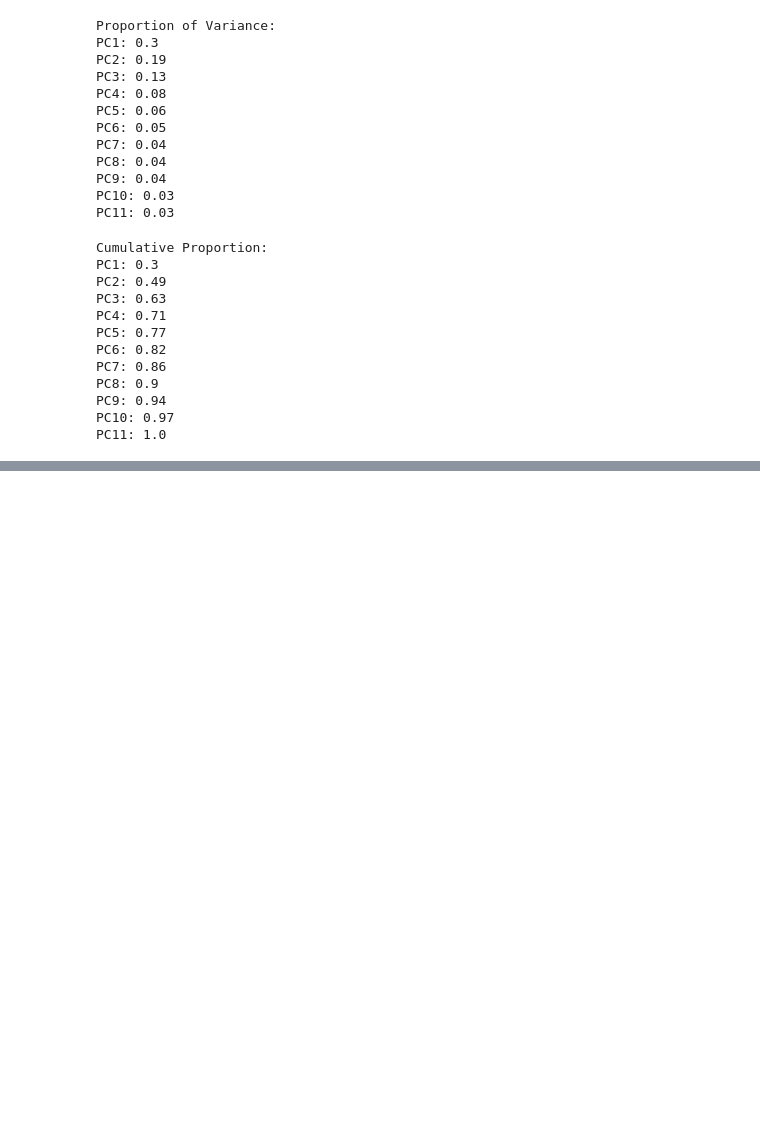
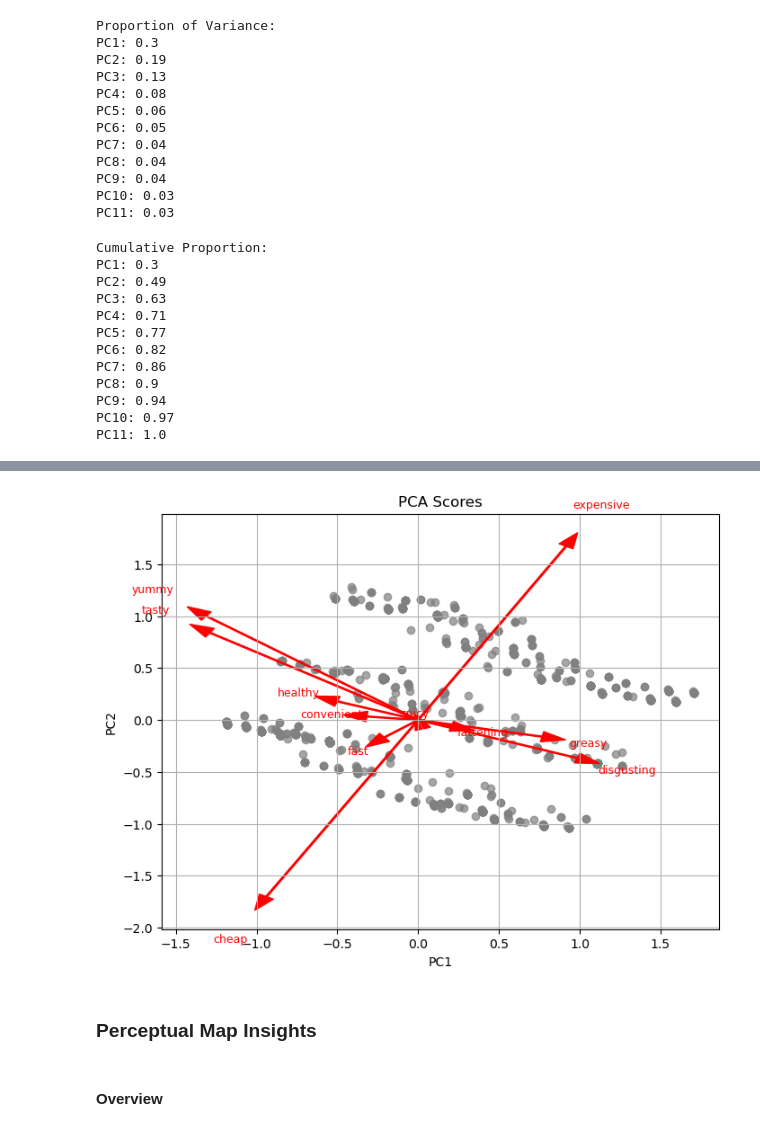
Before and after one commit to LordZeusIsBack/Feynn-Labs-Internship, a Jupyter notebook: Project 2/Step 4/Python Implementation.ipynb, the cells around one changed output, grey strips where cells are left out. Saved outputs shown, nothing was run; the diff lists cells and outputs as text; code cells hidden in the pictures; blank space fills up the shorter version.

```diff
--- a/Project 2/Step 4/Python Implementation.ipynb
+++ b/Project 2/Step 4/Python Implementation.ipynb
@@ -139,0 +186,22 @@ PC11: 1.0
+# %%
+scores = pca.transform(MD_x_binary)
+plt.figure(figsize=(8, 6))
+plt.scatter(scores[:, 0], scores[:, 1], color='grey', alpha=0.7)
+plt.xlabel('PC1')
+plt.ylabel('PC2')
+plt.title('PCA Scores')
+loadings = pca.components_.T
+scale_factor = 3
+for i, feature in enumerate(MD_x_binary.columns):
+    plt.arrow(0, 0, loadings[i, 0]*scale_factor, loadings[i, 1]*scale_factor,
+              color='red', width=0.01, head_width=0.1, length_includes_head=True)
+    plt.text(loadings[i, 0]*scale_factor*1.15, loadings[i, 1]*scale_factor*1.15, feature,
+             color='red', ha='center', va='center', fontsize=9)
+plt.grid(True)
+plt.show()
+# %% [output]
+[figure, added]
+# %% [markdown]
+### Perceptual Map Insights
+# %% [markdown]
+#### Overview
```
Also changed, not shown: parts of 23 cells of this notebook.
